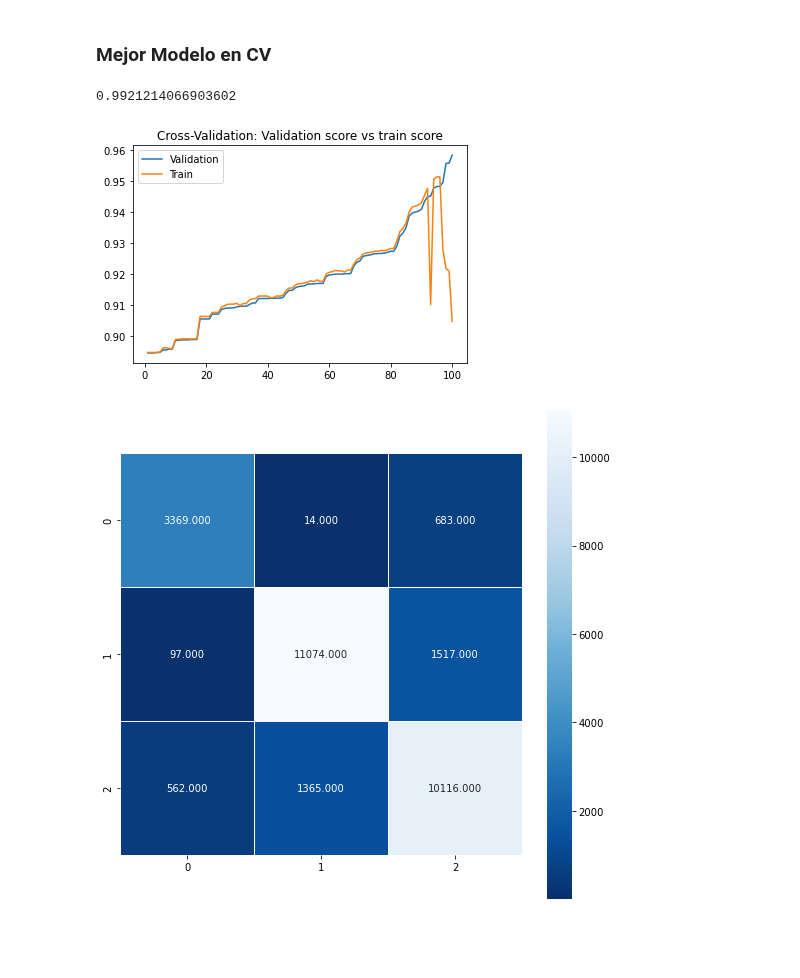
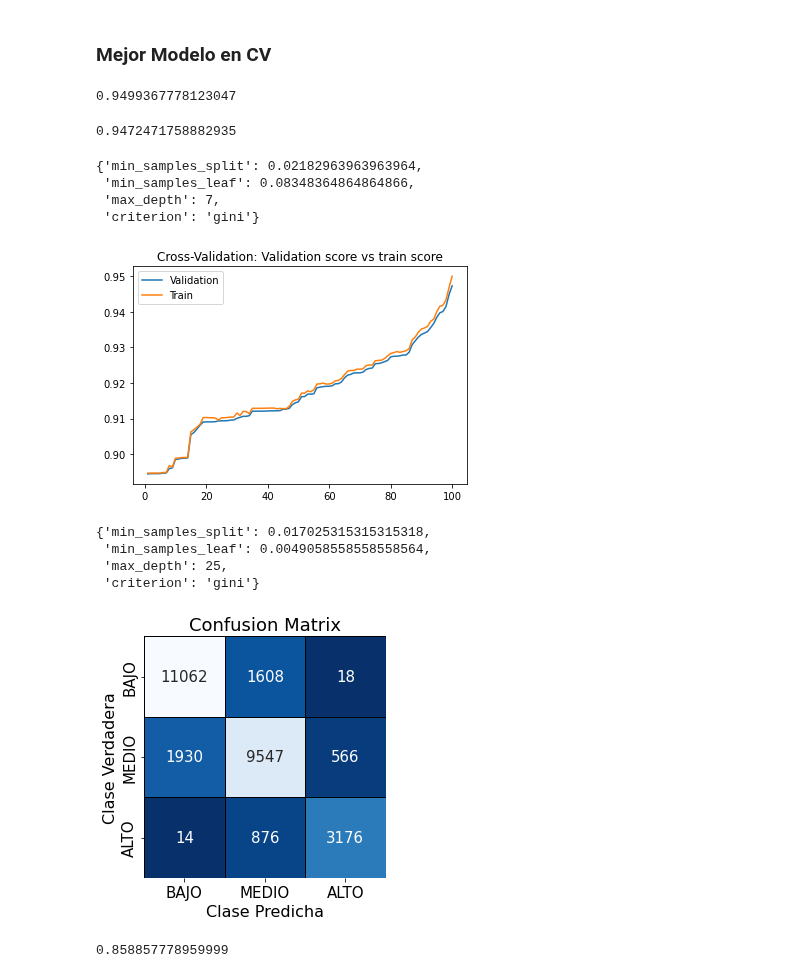
Before and after one commit to Ignacio-Ibarra/tpAA, a Jupyter notebook: Modelado.ipynb, the cells around one changed output. Drawn from its saved outputs; the diff is of its cells as text; code cells hidden in the pictures; blank space fills up the shorter version.

```diff
--- a/Modelado.ipynb
+++ b/Modelado.ipynb
@@ -561,7 +569,7 @@ opt = RandomizedSearchCV(
     param_distributions = param_grid,
     cv=5,
     scoring='roc_auc',
-    verbose=1,
+    verbose=2,
     n_iter=100,
     error_score="raise",
     return_train_score=True
@@ -569,9 +577,9 @@ opt = RandomizedSearchCV(
 
 opt.fit(X_train, Y_train)
 
-print('Best params achieve a test score of', opt.score(x_test, y_test), ':')
+#print('Best params achieve a test score of', opt.score(x_test, y_test), ':')
 
-params = dict(opt.best_params_)
+#params = dict(opt.best_params_)
 
 from datetime import datetime
 hoy = datetime.now().strftime("%Y%m%d%H%M")
@@ -593,21 +612,42 @@ train_score[idx] = mean([train_score[idx-1], train_score[idx+1]])
 # %%
-np.max(train_score)
+np.max(cv_results2.mean_train_score)
 # %% [output]
-0.9921214066903602
+0.9499367778123047
+# %%
+np.max(cv_results2.mean_test_score)
+# %% [output]
+0.9472471758882935
+# %%
+cv_results2['col'] = cv_results2.mean_test_score - cv_results2.std_test_score*1.5
+idx_bp = cv_results2.col.idxmax()
+best_params = cv_results2.iloc[idx]['params']
+best_params
+# %% [output]
+{'min_samples_split': 0.02182963963963964,
+ 'min_samples_leaf': 0.08348364864864866,
+ 'max_depth': 7,
+ 'criterion': 'gini'}
 # %%
 #corrijo un valor raro
-idx = cv_results2.mean_train_score.idxmax()
-cv_results2.loc[idx, "mean_train_score"] = (cv_results2.mean_train_score[idx-1] + cv_results2.mean_train_score[idx+1])/2
+#idx = cv_results2.mean_train_score.idxmax()
+#cv_results2.loc[idx, "mean_train_score"] = (cv_results2.mean_train_score[idx-1] + cv_results2.mean_train_score[idx+1])/2
 
 plt.plot(range(1,len(cv_results2.mean_test_score)+1), cv_results2.mean_test_score, label="Validation")
 plt.plot(range(1,len(cv_results2.mean_train_score)+1), cv_results2.mean_train_score, label= "Train")
 plt.legend()
 plt.title("Cross-Validation: Validation score vs train score")
 fig = plt.gcf()
 plt.show()
 fig.savefig("./img/cvscores.png", dpi=200, facecolor="white")
 # %% [output]
-[figure, old version]
+[figure, new version]
+# %%
+params
+# %% [output]
+{'min_samples_split': 0.017025315315315318,
+ 'min_samples_leaf': 0.0049058558558558564,
+ 'max_depth': 25,
+ 'criterion': 'gini'}
 # %%
 params = dict(opt.best_params_)
 
@@ -615,14 +655,31 @@ clf = DecisionTreeClassifier(random_state=seed, **params)
 #clf = DecisionTreeClassifier(random_state=seed)
 clf.fit(X_train, Y_train)
 preds = clf.predict(x_test)
-# %%
-cm = confusion_matrix(y_test.argmax(axis=1), preds.argmax(axis=1))
-plt.figure(figsize=(9,9))
-sns.heatmap(cm, annot=True, fmt=".3f", linewidths=.5, square = True, cmap = 'Blues_r')
-fig = plt.gcf()
-plt.show()
-fig.savefig("./img/cv-cmatrix.png", dpi=200, facecolor="white")
-# %% [output]
-[figure, removed]
+# %%
+# graficamos la matriz de confusion
+fig, ax =plt.subplots(figsize=(4.5,4.5))
+
+nombres = ["BAJO","MEDIO","ALTO"]
+true_vals = pd.Series(y_test.argmax(axis=1)).map(lab_dict)
+pred_vals = pd.Series(preds.argmax(axis=1)).map(lab_dict)
+matriz = confusion_matrix(true_vals, pred_vals, labels=nombres)
+df_mc = pd.DataFrame(matriz, index=nombres, columns=nombres)
+
+g = sns.heatmap(df_mc, annot=True, linewidths=.5, fmt=".0f", square = True, cmap = 'Blues_r', cbar=None, ax=ax,  annot_kws={"size": 15}, linecolor="black")
+ax.set_xticklabels(ax.get_xmajorticklabels(), fontsize = 15)
+ax.set_yticklabels(ax.get_ymajorticklabels(), fontsize = 15)
+ax.set_xlabel('Clase Predicha', fontsize=16)
+ax.set_ylabel('Clase Verdadera', fontsize=16)
+ax.set_title("Confusion Matrix", fontsize=18)
+plt.tight_layout()
+
+plt.show()
+#fig.savefig("./img/cv-cmatrix.png", dpi=200, facecolor="white")
+# %% [output]
+[figure, added]
+# %%
+roc_auc_score(y_test,preds)
+# %% [output]
+0.858857778959999
 # %%
 from sklearn.metrics import classification_report
```
Also changed, not shown: parts of 8 cells of this notebook, 4 other files.
